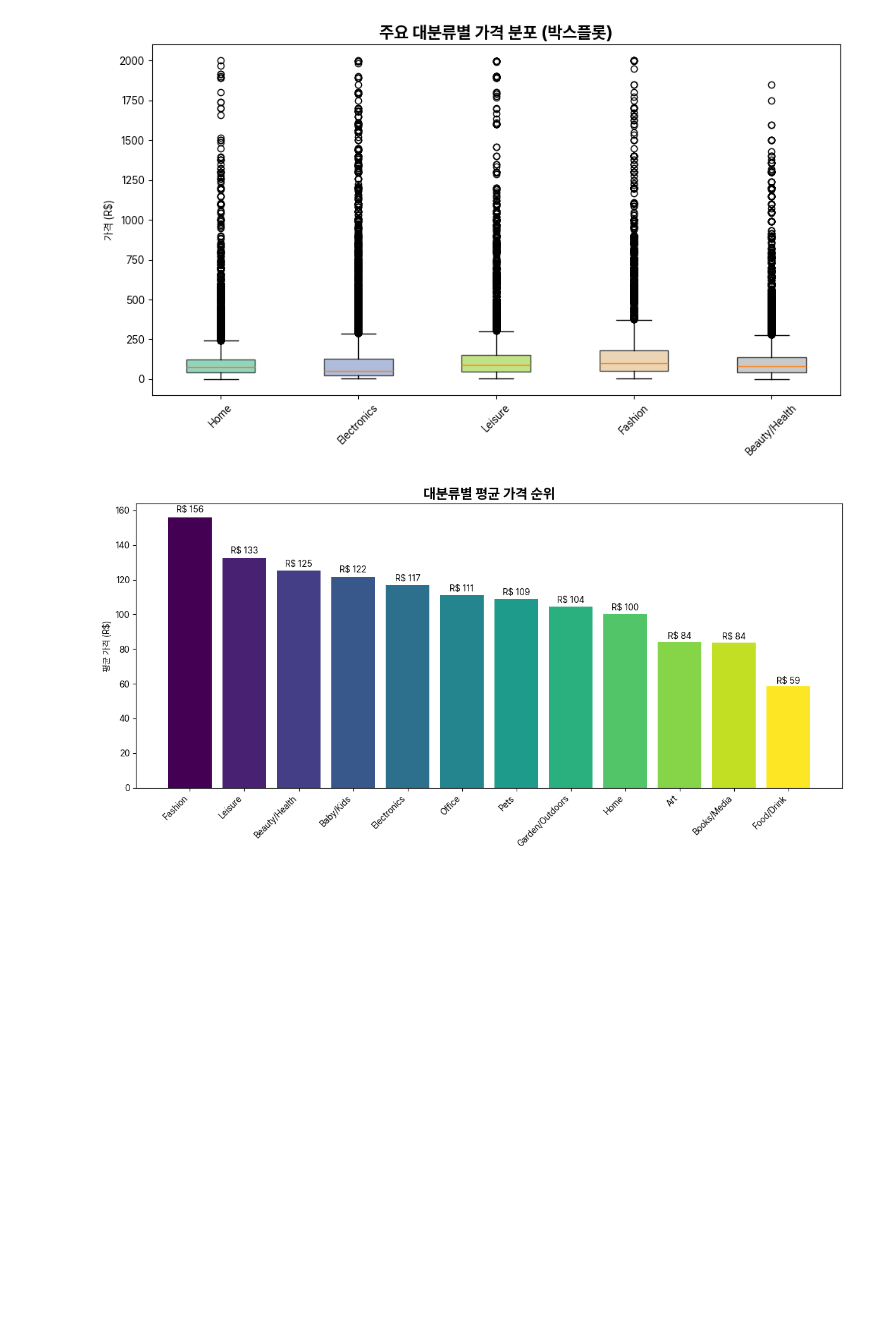
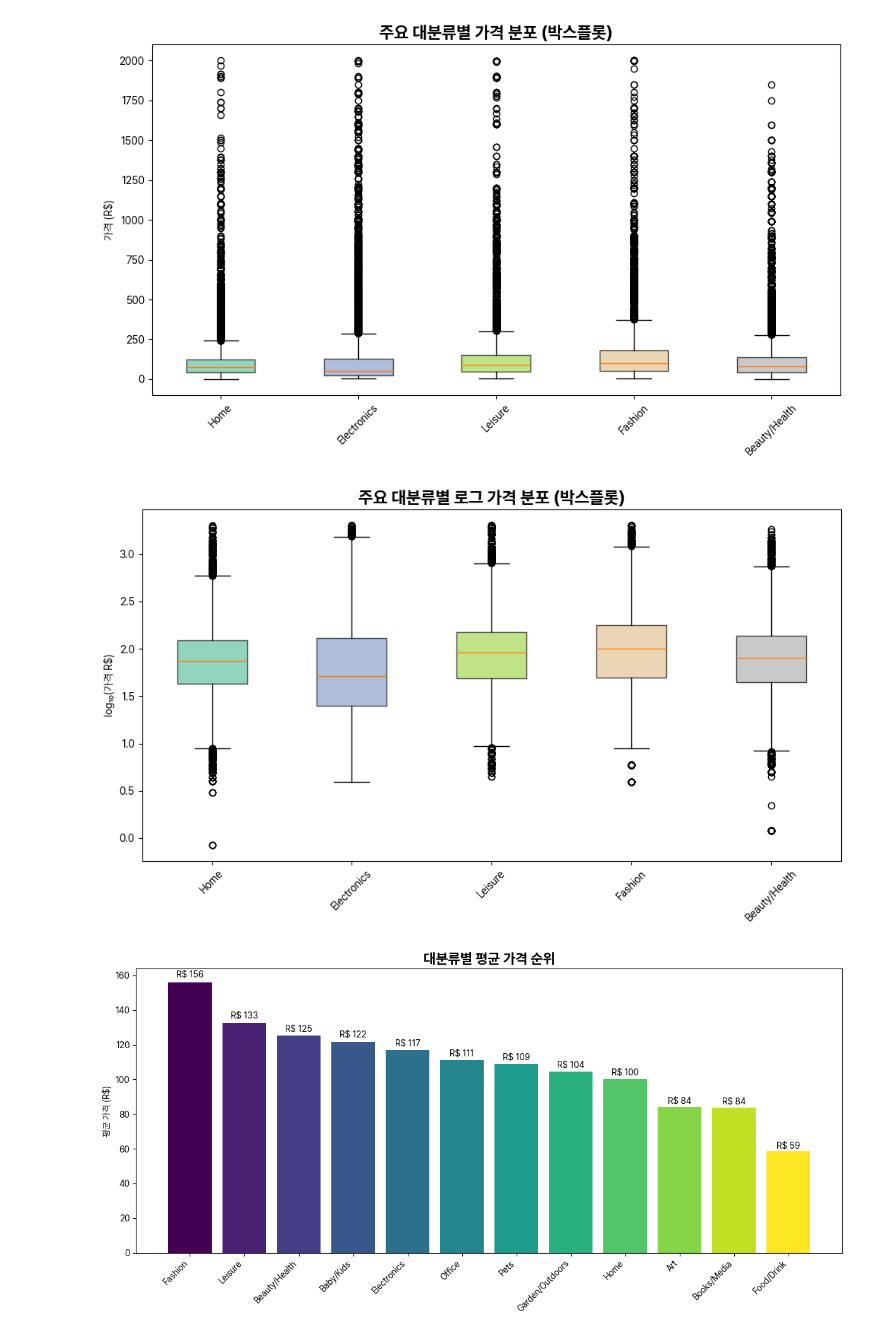
Before and after one commit to yeoyun/Brazilian-E-Commerce-by-Olist, a Jupyter notebook: 01.analysis/04_Olist/가격대분석.ipynb, the cells around one changed output. Drawn from its saved outputs; the diff is of its cells as text; code cells hidden in the pictures; blank space fills up the shorter version.

```diff
--- a/01.analysis/04_Olist/가격대분석.ipynb
+++ b/01.analysis/04_Olist/가격대분석.ipynb
@@ -204,6 +223,39 @@ plt.tight_layout()
 plt.show()
 # %% [output]
 [figure]
+# %%
+import numpy as np
+import matplotlib.pyplot as plt
+
+# 로그 변환된 가격으로 새로운 컬럼 생성 (0 이상만 필터링)
+df_prices['log_price'] = np.log10(df_prices['price'].replace(0, np.nan))
+df_prices = df_prices.dropna(subset=['log_price'])
+
+top_groups = ['Home', 'Electronics', 'Leisure', 'Fashion', 'Beauty/Health']
+df_top_groups = df_prices[df_prices['category_group'].isin(top_groups)]
+
+plt.figure(figsize=(10, 6))
+
+# 카테고리별 로그 가격 리스트
+box_plot = plt.boxplot(
+    [df_top_groups[df_top_groups['category_group'] == group]['log_price'].values for group in top_groups],
+    labels=top_groups, patch_artist=True
+)
+
+# 컬러 설정
+colors = plt.cm.Set2(np.linspace(0, 1, len(top_groups)))
+for patch, color in zip(box_plot['boxes'], colors):
+    patch.set_facecolor(color)
+    patch.set_alpha(0.7)
+
+# 축 및 타이틀 설정
+plt.ylabel('log₁₀(가격 R$)')
+plt.title('주요 대분류별 로그 가격 분포 (박스플롯)', fontsize=16, fontweight='bold')
+plt.xticks(rotation=45)
+plt.tight_layout()
+plt.show()
+# %% [output]
+[figure, added]
 # %%
 # 🎯 2-4. 대분류별 평균 가격 막대차트
 group_stats = df_prices.groupby('category_group')['price'].agg(['mean', 'median', 'std']).reset_index()
```
Also changed, not shown: parts of 1 cell of this notebook, 1 other file.
